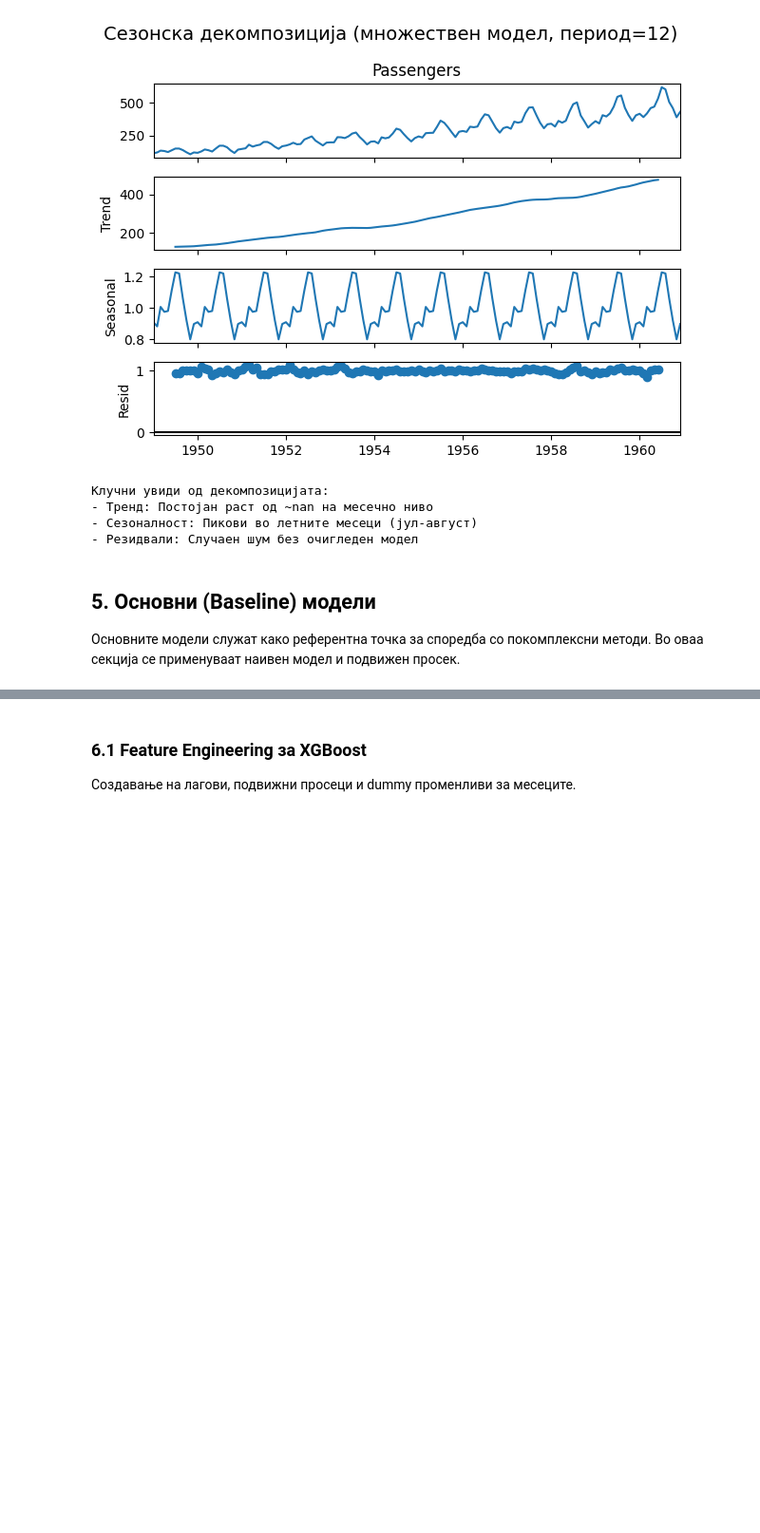
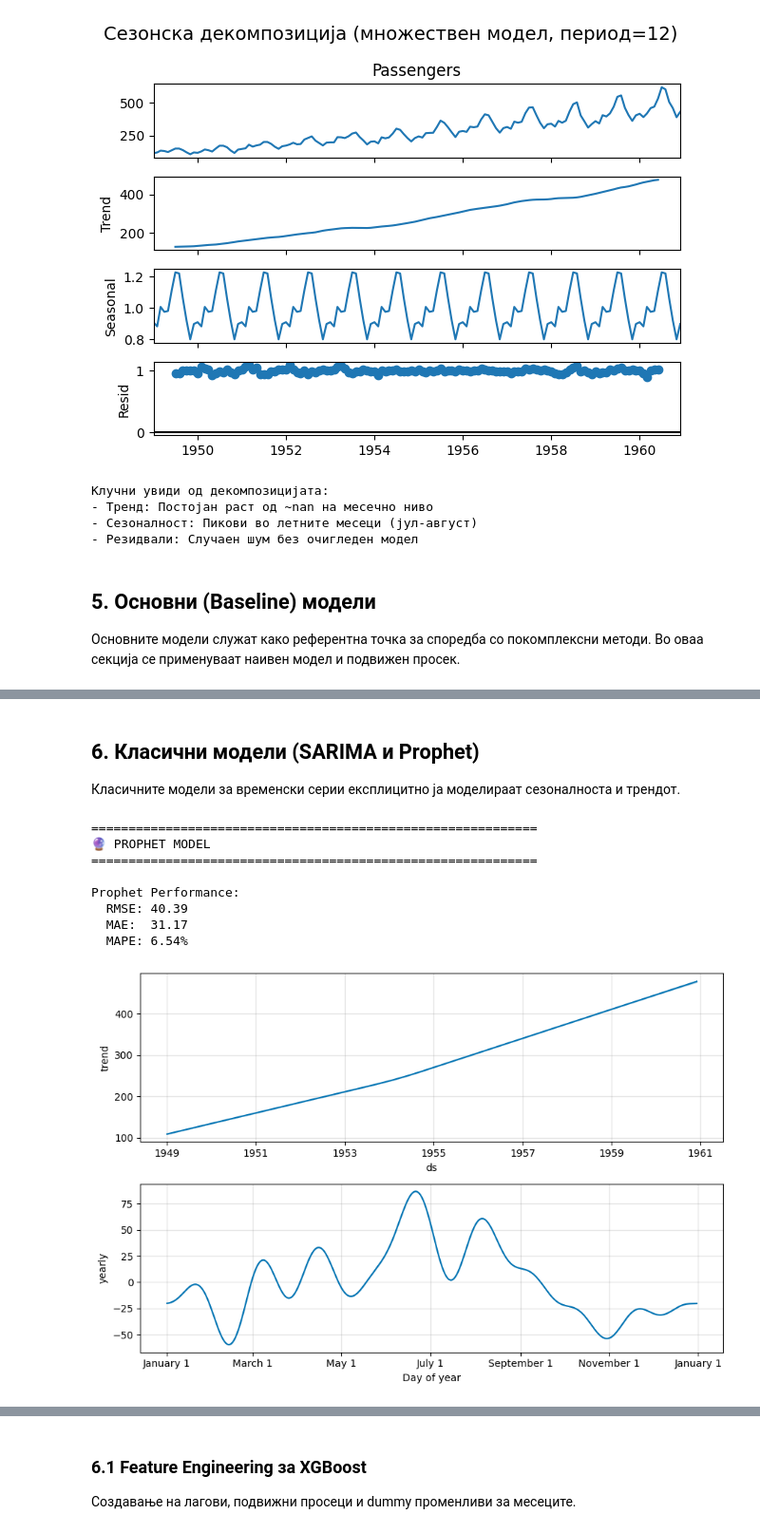
Before and after one commit to mihaela4/timski-proekt, a Jupyter notebook: notebooks/air_passengers_notebook/air_passengers_notebook (2).ipynb, the cells around one changed output, grey strips where cells are left out. Shown at 95% size. Saved outputs shown, nothing was run; the diff lists cells and outputs as text; code cells hidden in the pictures; blank space fills up the shorter version.

```diff
--- a/notebooks/air_passengers_notebook/air_passengers_notebook (2).ipynb
+++ b/notebooks/air_passengers_notebook/air_passengers_notebook (2).ipynb
@@ -238,0 +343,9 @@ plt.show()
+# %%
+print("\n" + "="*60)
+print("📊 BASELINE MODEL EVALUATION")
+print("="*60)
+
+metrics = {}
+
+metrics["Naive"] = calculate_metrics(y_test, naive_pred, "Naive")
+metrics["MA-12"] = calculate_metrics(y_test, ma_pred, "Moving Avg (12 months)")
@@ -238,0 +366,43 @@ plt.show()
+# %% [markdown]
+## 6. Класични модели (SARIMA и Prophet)
+
+
+Класичните модели за временски серии експлицитно ја моделираат сезоналноста и трендот.
+# %%
+print("\n" + "="*60)
+print("🔮 PROPHET MODEL")
+print("="*60)
+
+# Prepare data for Prophet
+prophet_df = train_ts.reset_index()
+prophet_df.columns = ['ds', 'y']
+
+# Train Prophet
+m = Prophet(
+    yearly_seasonality=True,
+    weekly_seasonality=False,
+    daily_seasonality=False
+)
+m.fit(prophet_df)
+
+# Forecast
+future = m.make_future_dataframe(periods=HORIZON, freq='MS')
+forecast = m.predict(future)
+
+prophet_pred = forecast['yhat'].iloc[-HORIZON:].values
+
+metrics["Prophet"] = calculate_metrics(y_test, prophet_pred, "Prophet")
+
+# Plot components
+m.plot_components(forecast)
+plt.show()
+# %% [output]
+============================================================
+🔮 PROPHET MODEL
+============================================================
+
+Prophet Performance:
+  RMSE: 40.39
+  MAE:  31.17
+  MAPE: 6.54%
+[figure, added]
```
Also changed, not shown: parts of 41 cells of this notebook.
